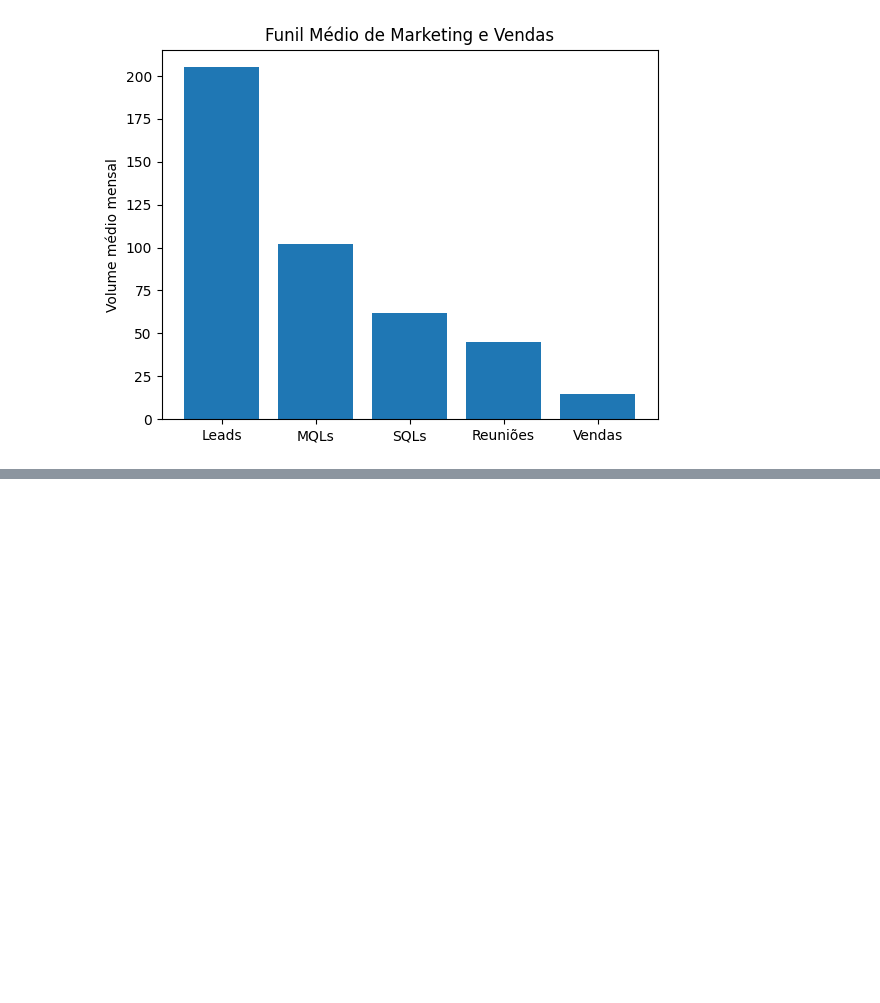
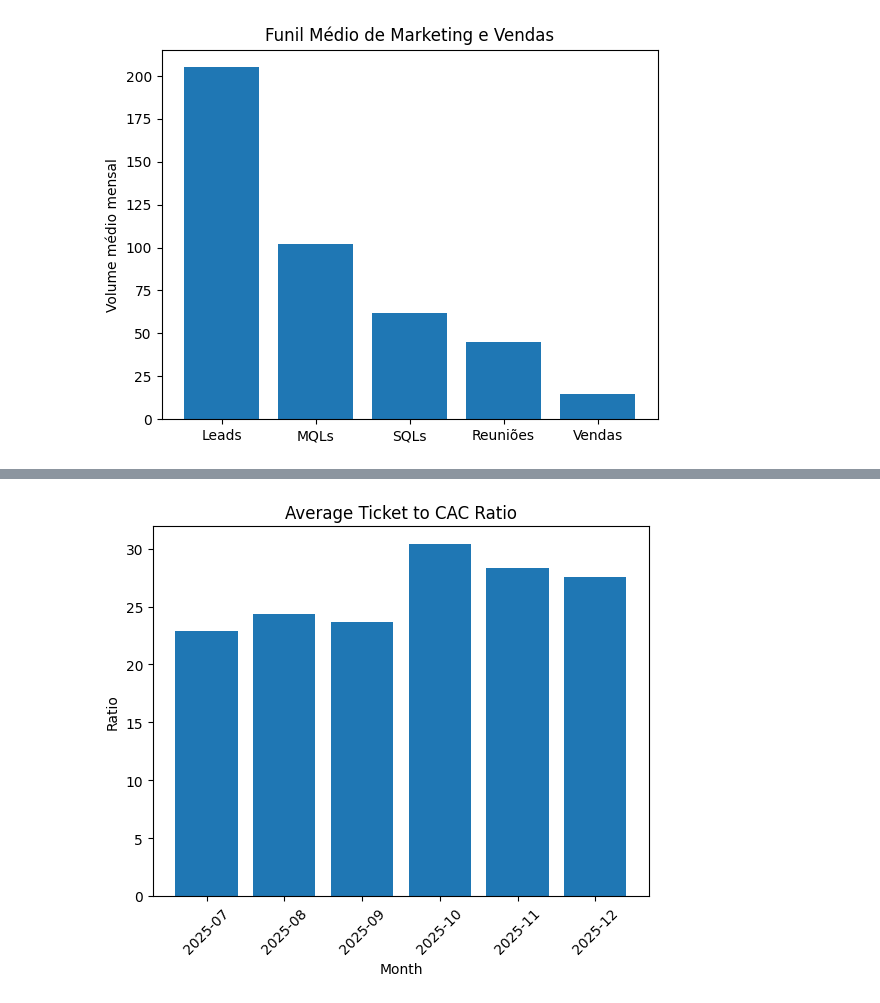
Before and after one commit to bsmiranda/revops-executive-training-analysis, a Jupyter notebook: notebooks/01_data_exploration.ipynb, the cells around one changed output, grey strips where cells are left out. Cells and saved outputs as stored; diff of their text form; code cells hidden in the pictures; blank space fills up the shorter version.

```diff
--- a/notebooks/01_data_exploration.ipynb
+++ b/notebooks/01_data_exploration.ipynb
@@ -99,0 +189,4 @@ plt.show()
+# %%
+df["ticket_to_cac_ratio"] = df["average_ticket_brl"] / df["cac_brl"]
+
+df[["month", "ticket_to_cac_ratio"]]
@@ -99,0 +201,10 @@ plt.show()
+# %%
+plt.figure()
+plt.bar(df["month"], df["ticket_to_cac_ratio"])
+plt.title("Average Ticket to CAC Ratio")
+plt.xlabel("Month")
+plt.ylabel("Ratio")
+plt.xticks(rotation=45)
+plt.show()
+# %% [output]
+[figure, added]
```
Also changed, not shown: parts of 14 cells of this notebook, 1 other file.
